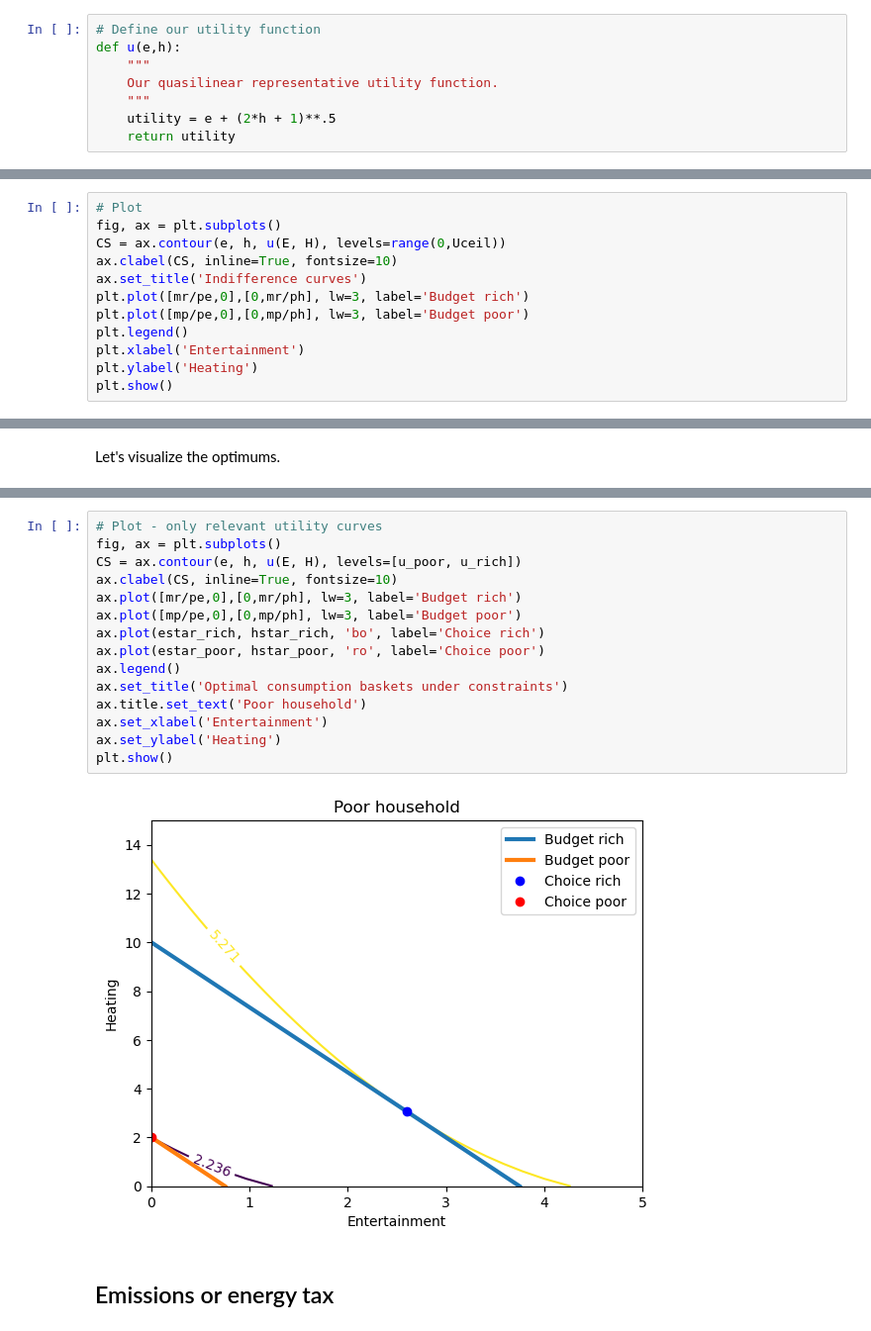
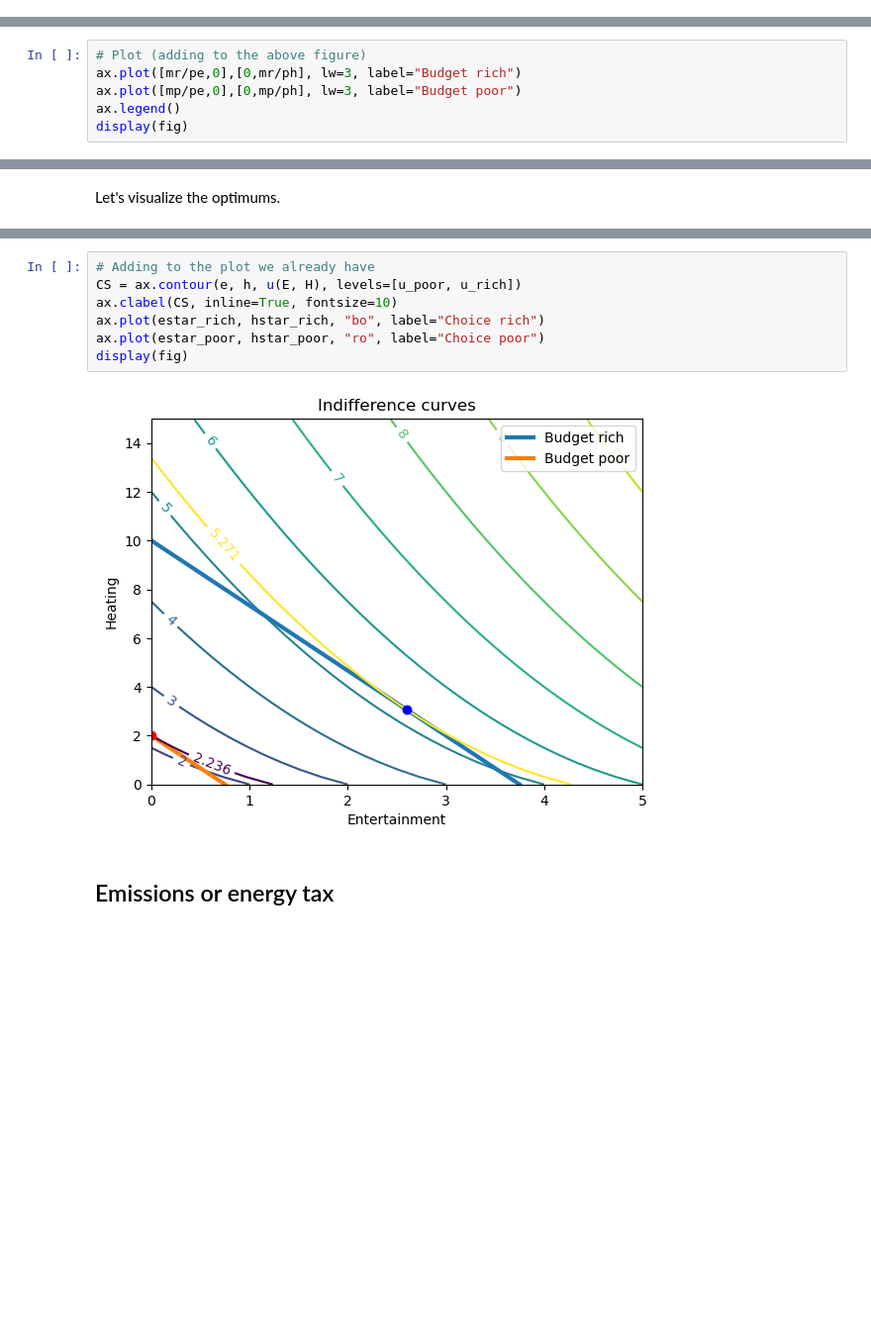
Before and after one commit to Leonbremer/quasilinearUtilityExercise, a Jupyter notebook: quasilinear.ipynb, the cells around one changed output, grey strips where cells are left out. Shown: that part at 99% size. Drawn from its saved outputs; the diff is of its cells as text; blank space fills up the shorter version.

```diff
--- a/quasilinear.ipynb
+++ b/quasilinear.ipynb
@@ -46,8 +60,0 @@ E, H = np.meshgrid(e, h)
-# %%
-# Define our utility function
-def u(e,h):
-    """
-    Our quasilinear representative utility function.
-    """
-    utility = e + (2*h + 1)**.5
-    return utility
@@ -96,13 +97,7 @@ The consumer faces a constraint optimization problem. They want to maximize util
 # %%
-# Plot
-fig, ax = plt.subplots()
-CS = ax.contour(e, h, u(E, H), levels=range(0,Uceil))
-ax.clabel(CS, inline=True, fontsize=10)
-ax.set_title('Indifference curves')
-plt.plot([mr/pe,0],[0,mr/ph], lw=3, label='Budget rich')
-plt.plot([mp/pe,0],[0,mp/ph], lw=3, label='Budget poor')
-plt.legend()
-plt.xlabel('Entertainment')
-plt.ylabel('Heating')
-plt.show()
+# Plot (adding to the above figure)
+ax.plot([mr/pe,0],[0,mr/ph], lw=3, label="Budget rich")
+ax.plot([mp/pe,0],[0,mp/ph], lw=3, label="Budget poor")
+ax.legend()
+display(fig)
 # %% [output]
@@ -163,20 +168,12 @@ def optimum(m, ph, pe):
 # %%
-# Plot - only relevant utility curves
-fig, ax = plt.subplots()
+# Adding to the plot we already have
 CS = ax.contour(e, h, u(E, H), levels=[u_poor, u_rich])
 ax.clabel(CS, inline=True, fontsize=10)
-ax.plot([mr/pe,0],[0,mr/ph], lw=3, label='Budget rich')
-ax.plot([mp/pe,0],[0,mp/ph], lw=3, label='Budget poor')
-ax.plot(estar_rich, hstar_rich, 'bo', label='Choice rich')
-ax.plot(estar_poor, hstar_poor, 'ro', label='Choice poor')
-ax.legend()
-ax.set_title('Optimal consumption baskets under constraints')
-ax.title.set_text('Poor household')
-ax.set_xlabel('Entertainment')
-ax.set_ylabel('Heating')
-plt.show()
+ax.plot(estar_rich, hstar_rich, "bo", label="Choice rich")
+ax.plot(estar_poor, hstar_poor, "ro", label="Choice poor")
+display(fig)
 # %% [output]
-[figure, old version]
+[figure, new version]
 # %% [markdown]
 ## Emissions or energy tax
 # %% [markdown]
```
Also changed, not shown: parts of 33 cells of this notebook.
